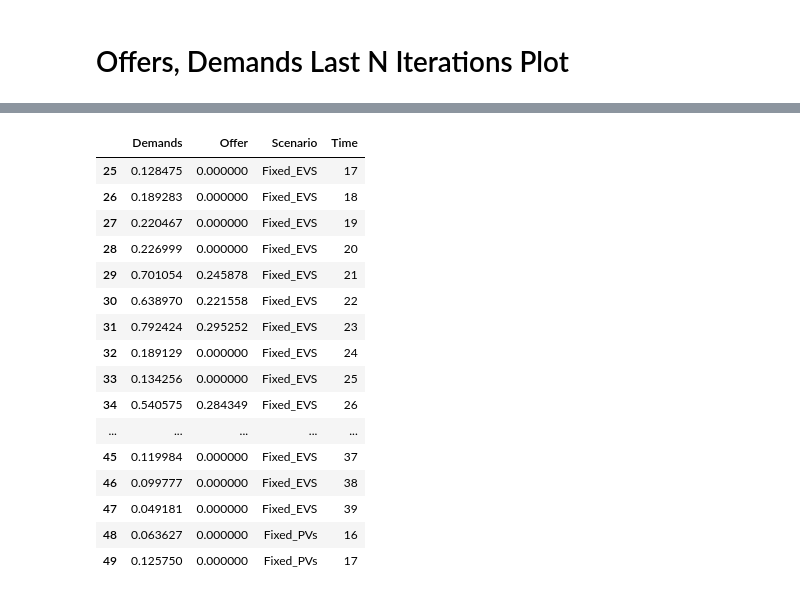
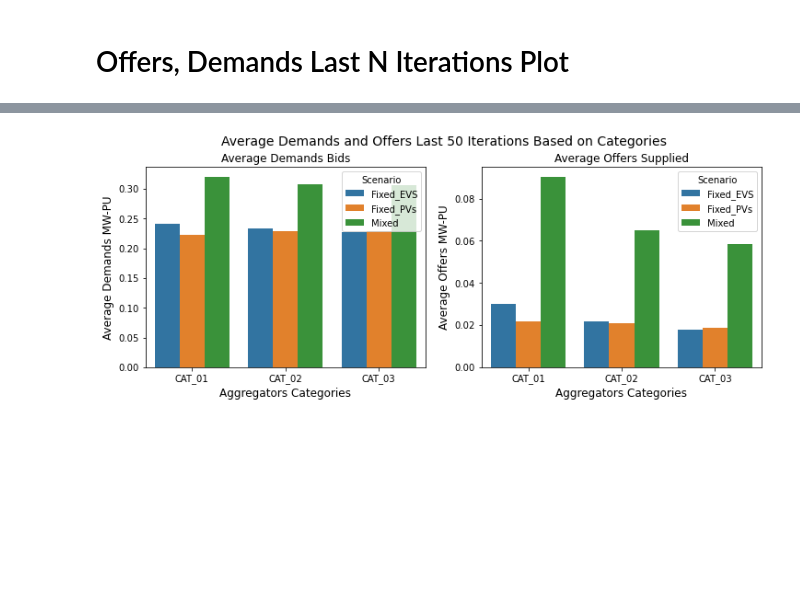
Before and after one commit to alirezakfz/PyomoModels, a Jupyter notebook: 08_SEST2022_DA_EQ/Results3/Plot/Journal_Diagonalization_V01.ipynb, the cells around one changed output, grey strips where cells are left out. Drawn from its saved outputs; the diff is of its cells as text; code cells hidden in the pictures; blank space fills up the shorter version.

```diff
--- a/08_SEST2022_DA_EQ/Results3/Plot/Journal_Diagonalization_V01.ipynb
+++ b/08_SEST2022_DA_EQ/Results3/Plot/Journal_Diagonalization_V01.ipynb
@@ -115,19 +143,65 @@ df_compare = pd.DataFrame({'Demands':demand, "Offer":offer, 'Scenario':scenario,
 # %%
+counter = 0
+counter_scen=0
+demand = []
+offer =[]
+scenario=[]
+DAs_Cat=[]
+
+
+# how many last iterations to show
+last_iterations = 50
+no_iterations = 300
+
+#iterate trough all dataframes and average their offers bids : all DAs in each 3 scenario
+for df in df_all:
+    no_iterations = len(df.groupby('Iteration').mean())
+    if no_iterations > last_iterations:
+        df = df[df['Iteration'] > no_iterations - last_iterations]
+    temp_offer = df[time_offer].drop('Time', axis=1).mean()
+    temp_demand = df[time_demand].drop('Time', axis=1).mean()
+
+    for i in range(len(temp_offer)):
+        demand.append(temp_demand[i])
+        offer.append(temp_offer[i])
+        cat = temp_offer.index[i]
+        DAs_Cat.append(offer_dict[cat])
+        scenario.append(scen_list[counter%3])
+
+    counter+=1
+    if counter % 3 == 0:
+        counter_scen+=1
+
+# # Create Dataframe from listed Values
+df_demand = pd.DataFrame({'Demands':demand, 'Offer':offer,  'Scenario':scenario, 'Category':DAs_Cat})
+#df_demand = df_demand.groupby(['Scenario', 'Category']).mean().reset_index().melt(id_vars=['Scenario','Category'],  var_name="Bid_Type", value_name="Bid_Value")
+
+# df_offer = pd.DataFrame({"Offer":offer, 'Scenario':scenario, 'Time':time})
+# df_compare = pd.DataFrame({'Demands':demand,  "Offer":offer, 'Scenario':scenario, 'Time':time})
+# # Slice Dataframe for different plots
+
+fig, axes = plt.subplots(1, 2, figsize=(12, 4))
+
+sns.barplot(data= df_demand.groupby(['Scenario', 'Category']).mean().reset_index(),
+            x='Category', y='Demands', hue='Scenario' , ax=axes[0])
+axes[0].set_title("Average Demands Bids", fontsize=12)
+axes[0].set_xlabel('Aggregators Categories',fontsize=12);
+axes[0].set_ylabel('Average Demands MW-PU',fontsize=12);
+
+sns.barplot(data= df_demand.groupby(['Scenario', 'Category']).mean().reset_index(),
+            x='Category', y='Offer', hue='Scenario' , ax=axes[1])
+axes[1].set_title("Average Offers Supplied", fontsize=12)
+axes[1].set_xlabel('Aggregators Categories',fontsize=12);
+axes[1].set_ylabel('Average Offers MW-PU',fontsize=12);
+
+
+# sns.barplot(data= df_compare.groupby(['Scenario']).mean().reset_index(),
+#             x='Time', y='Offer', hue='Scenario' , ax=axes[2])
+# axes[2].set_title("Average Offers Supplied", fontsize=12)
+# axes[2].set_xlabel('Time Interval',fontsize=12);
+# axes[2].set_ylabel('Average Offers MW-PU',fontsize=12);
+
+
+fig.suptitle('Average Demands and Offers Last %d Iterations Based on Categories'%last_iterations, fontsize=14, y=1.);
 # %% [output]
-|  | Demands | Offer | Scenario | Time |
-| 25 | 0.128475 | 0.000000 | Fixed_EVS | 17 |
-| 26 | 0.189283 | 0.000000 | Fixed_EVS | 18 |
-| 27 | 0.220467 | 0.000000 | Fixed_EVS | 19 |
-| 28 | 0.226999 | 0.000000 | Fixed_EVS | 20 |
-| 29 | 0.701054 | 0.245878 | Fixed_EVS | 21 |
-| 30 | 0.638970 | 0.221558 | Fixed_EVS | 22 |
-| 31 | 0.792424 | 0.295252 | Fixed_EVS | 23 |
-| 32 | 0.189129 | 0.000000 | Fixed_EVS | 24 |
-| 33 | 0.134256 | 0.000000 | Fixed_EVS | 25 |
-| 34 | 0.540575 | 0.284349 | Fixed_EVS | 26 |
-| ... | ... | ... | ... | ... |
-| 45 | 0.119984 | 0.000000 | Fixed_EVS | 37 |
-| 46 | 0.099777 | 0.000000 | Fixed_EVS | 38 |
-| 47 | 0.049181 | 0.000000 | Fixed_EVS | 39 |
-| 48 | 0.063627 | 0.000000 | Fixed_PVs | 16 |
-| 49 | 0.125750 | 0.000000 | Fixed_PVs | 17 |
+[figure, added]
```
Also changed, not shown: parts of 7 cells of this notebook, 3 other files.
